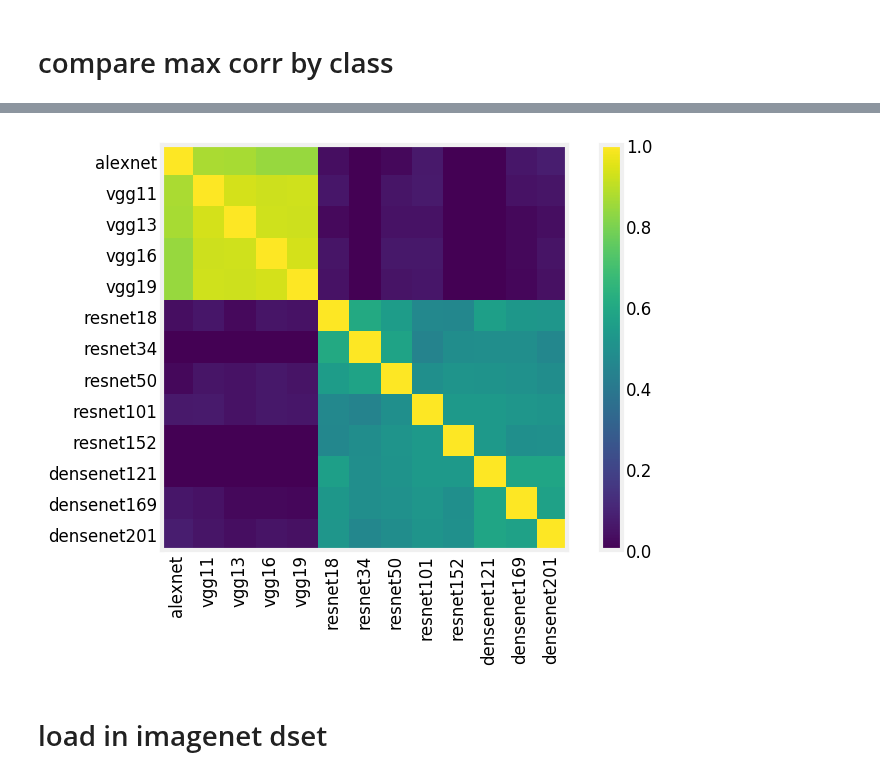
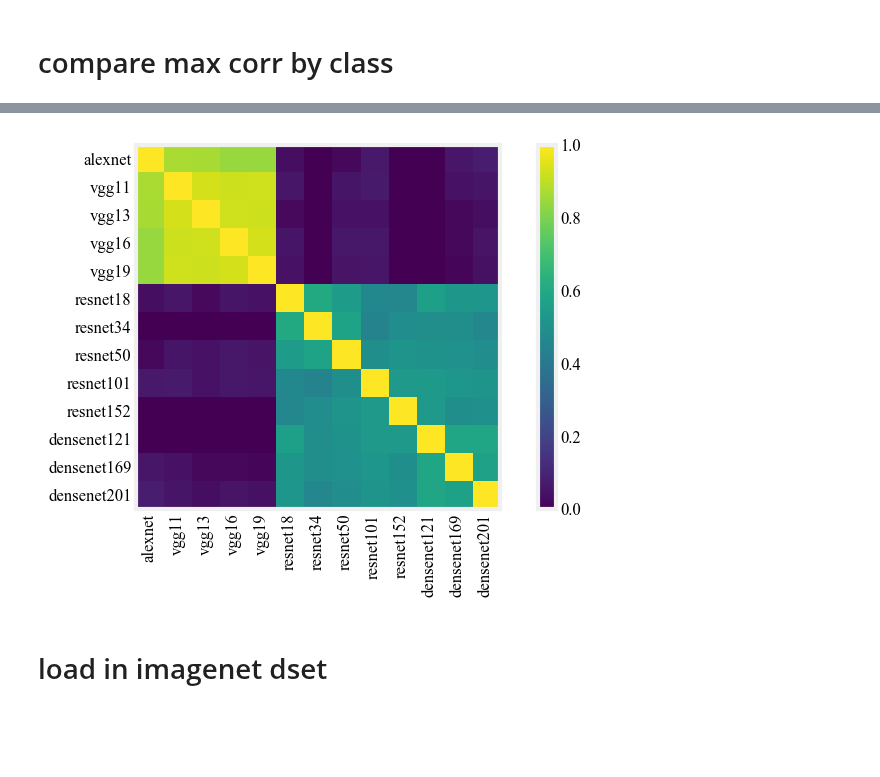
Before and after one commit to csinva/dnn-experiments, a Jupyter notebook: vision_analyze/max_corr_cnns.ipynb, the cells around one changed output, grey strips where cells are left out. Cells and saved outputs as stored; diff of their text form; code cells hidden in the pictures; blank space fills up the shorter version.

```diff
--- a/vision_analyze/max_corr_cnns.ipynb
+++ b/vision_analyze/max_corr_cnns.ipynb
@@ -138,15 +142,18 @@ print(wf.shape, mf.shape)
 # %%
 plt.figure(figsize=(8, 5), dpi=100)
 # plt.imshow(mf[:, :20])
 plt.imshow(np.corrcoef(mf), vmin=0, vmax=1, interpolation=None)
 
 # sns.heatmap(np.corrcoef(mf), annot=True)
 plt.xticks(range(len(model_names)), model_names, rotation='vertical')
 plt.yticks(range(len(model_names)), model_names, rotation='horizontal')
 plt.colorbar()
 plt.grid(False)
+
+plt.tight_layout()
+plt.savefig('cnn_classes.pdf')
 # %% [output]
-[figure, old version]
+[figure, new version]
 # %% [markdown]
 # load in imagenet dset
 # %%
```
Also changed, not shown: parts of 2 cells of this notebook, 2 other files.
